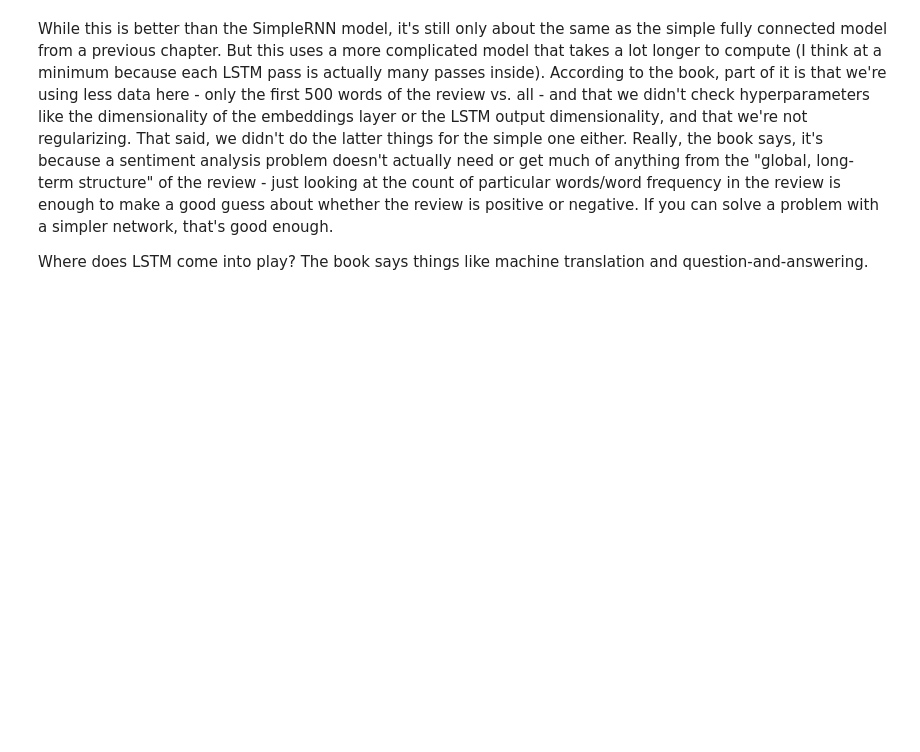
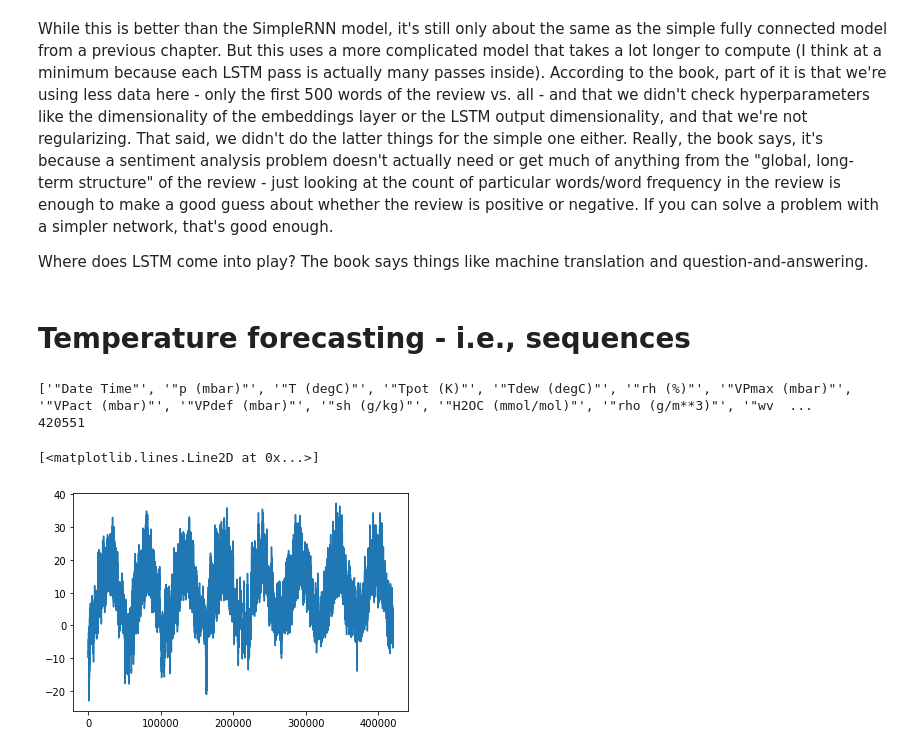
Before and after one commit to aenfield/DeepLearningWithPython, a Jupyter notebook: TextAndSequences.ipynb, the cells around one changed output. Saved outputs shown, nothing was run; the diff lists cells and outputs as text; code cells hidden in the pictures; blank space fills up the shorter version.

```diff
--- a/TextAndSequences.ipynb
+++ b/TextAndSequences.ipynb
@@ -595,3 +595,42 @@ Epoch 10/10
 While this is better than the SimpleRNN model, it's still only about the same as the simple fully connected model from a previous chapter. But this uses a more complicated model that takes a lot longer to compute (I think at a minimum because each LSTM pass is actually many passes inside). According to the book, part of it is that we're using less data here - only the first 500 words of the review vs. all - and that we didn't check hyperparameters like the dimensionality of the embeddings layer or the LSTM output dimensionality, and that we're not regularizing. That said, we didn't do the latter things for the simple one either. Really, the book says, it's because a sentiment analysis problem doesn't actually need or get much of anything from the "global, long-term structure" of the review - just looking at the count of particular words/word frequency in the review is enough to make a good guess about whether the review is positive or negative. If you can solve a problem with a simpler network, that's good enough.
 
 Where does LSTM come into play? The book says things like machine translation and question-and-answering.
+# %% [markdown]
+# Temperature forecasting - i.e., sequences
+# %%
+import os
+
+data_dir = 'd:/work/data/jena_climate/'
+fname = os.path.join(data_dir, 'jena_climate_2009_2016.csv')
+
+with open(fname, 'r') as f:
+    data = f.read()
+
+# f = open(fname)
+# data = f.read
+# f.close()
+
+lines = data.split('\n')
+header = lines[0].split(',')
+lines = lines[1:]
+
+print(header)
+print(len(lines))
+# %% [output]
+['"Date Time"', '"p (mbar)"', '"T (degC)"', '"Tpot (K)"', '"Tdew (degC)"', '"rh (%)"', '"VPmax (mbar)"', '"VPact (mbar)"', '"VPdef (mbar)"', '"sh (g/kg)"', '"H2OC (mmol/mol)"', '"rho (g/m**3)"', '"wv  ...
+420551
+# %%
+import numpy as np
+
+float_data = np.zeros((len(lines), len(header) - 1))
+for i, line in enumerate(lines):
+    values = [float(x) for x in line.split(',')[1:]]
+    float_data[i, :] = values
+# %%
+from matplotlib import pyplot as plt
+
+temp = float_data[:, 1]
+plt.plot(range(len(temp)), temp)
+# %% [output]
+[<matplotlib.lines.Line2D at 0x...>]
+[figure, added]
```
Also changed, not shown: parts of 2 cells of this notebook.
